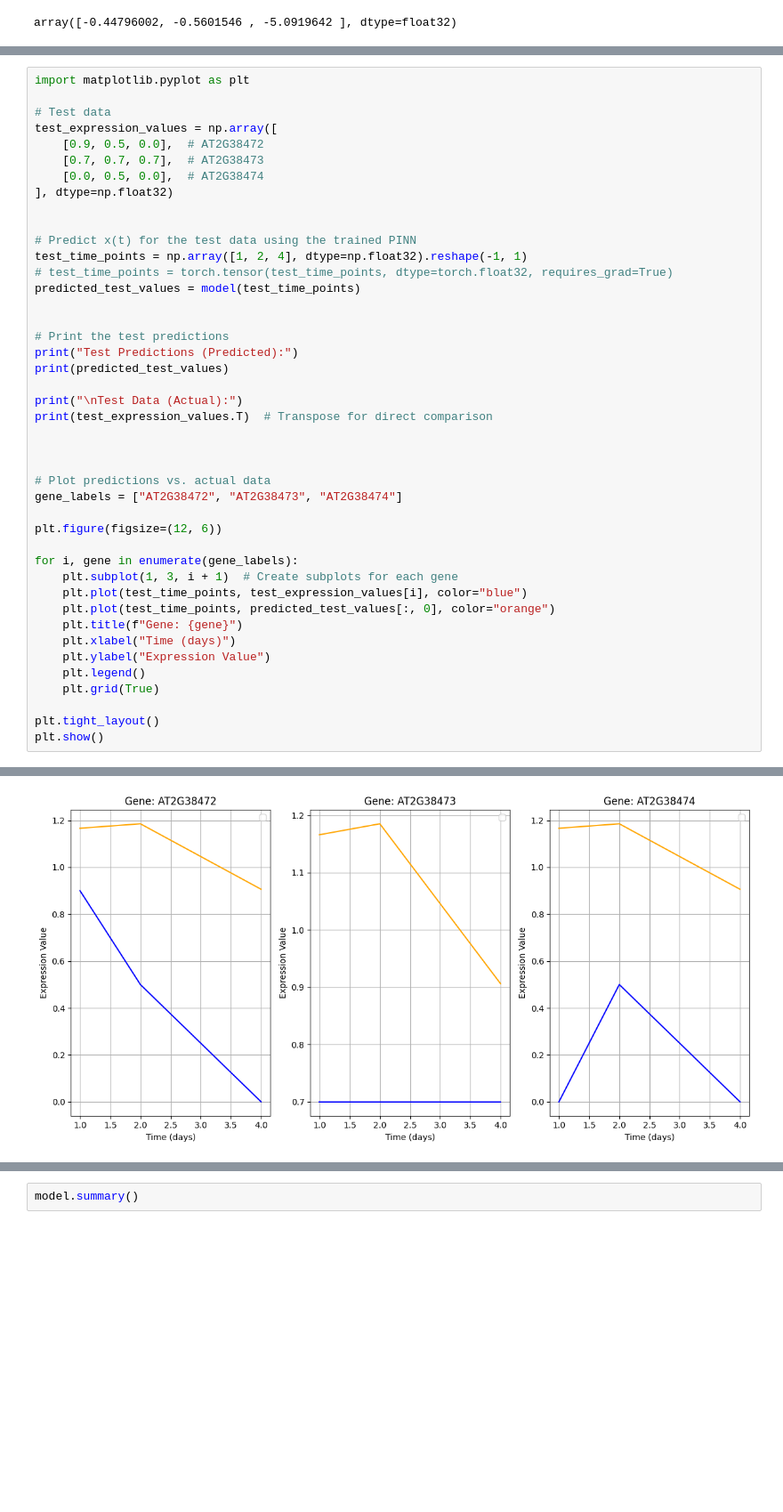
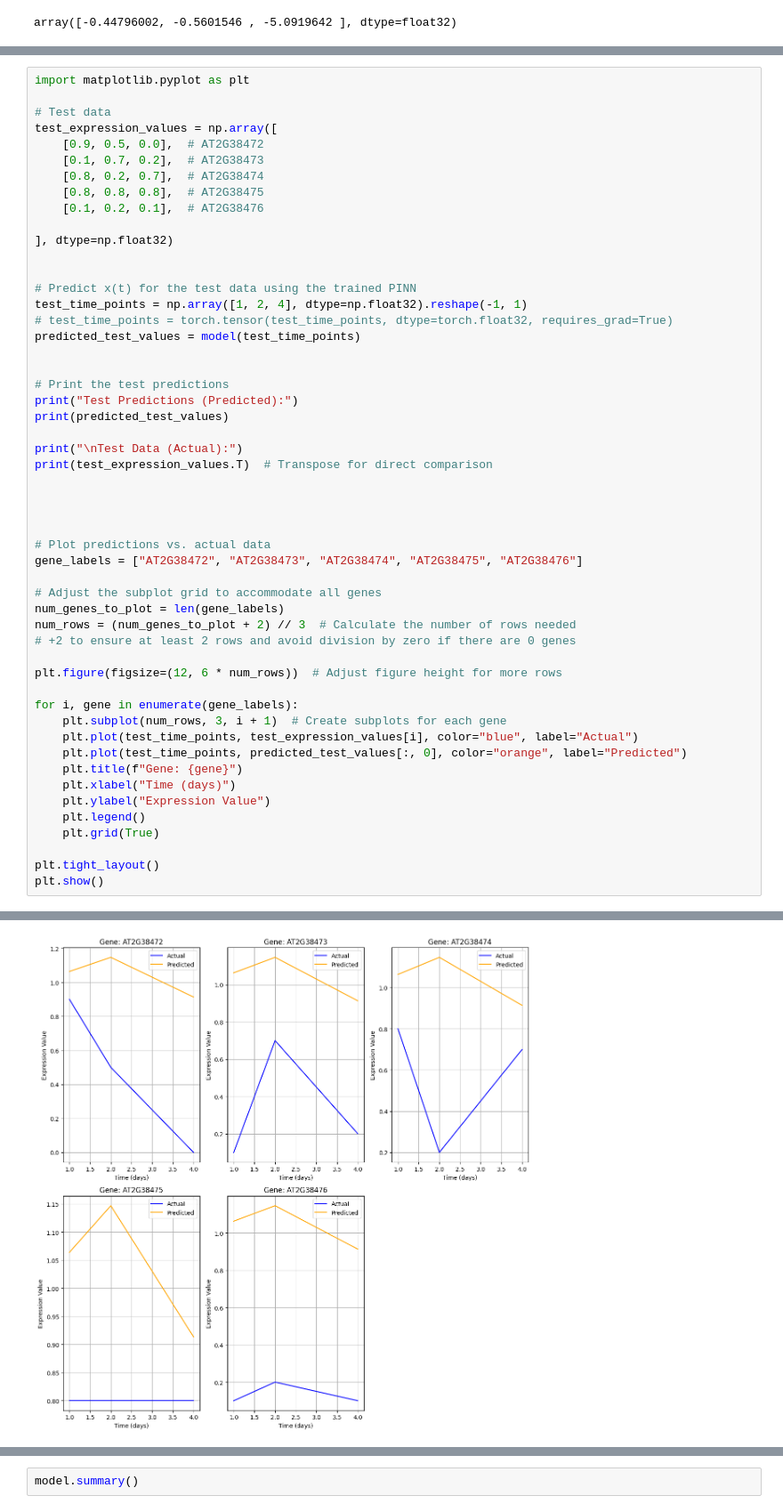
Before and after one commit to prabal5ghosh/research-project-on-physics-informed-machine-learning-on-transcriptomics-data, a Jupyter notebook: pinn_1.ipynb, the cells around one changed output, grey strips where cells are left out. Shown at 89% size. Saved outputs shown, nothing was run; the diff lists cells and outputs as text; blank space fills up the shorter version.

```diff
--- a/pinn_1.ipynb
+++ b/pinn_1.ipynb
@@ -327,8 +327,11 @@ import matplotlib.pyplot as plt
 # Test data
 test_expression_values = np.array([
     [0.9, 0.5, 0.0],  # AT2G38472
-    [0.7, 0.7, 0.7],  # AT2G38473
-    [0.0, 0.5, 0.0],  # AT2G38474
+    [0.1, 0.7, 0.2],  # AT2G38473
+    [0.8, 0.2, 0.7],  # AT2G38474
+    [0.8, 0.8, 0.8],  # AT2G38475
+    [0.1, 0.2, 0.1],  # AT2G38476
+
 ], dtype=np.float32)
 
 
@@ -347,15 +350,21 @@ print(test_expression_values.T)  # Transpose for direct comparison
 
 
 
+
 # Plot predictions vs. actual data
-gene_labels = ["AT2G38472", "AT2G38473", "AT2G38474"]
+gene_labels = ["AT2G38472", "AT2G38473", "AT2G38474", "AT2G38475", "AT2G38476"]
 
-plt.figure(figsize=(12, 6))
+# Adjust the subplot grid to accommodate all genes
+num_genes_to_plot = len(gene_labels)
+num_rows = (num_genes_to_plot + 2) // 3  # Calculate the number of rows needed
+# +2 to ensure at least 2 rows and avoid division by zero if there are 0 genes
+
+plt.figure(figsize=(12, 6 * num_rows))  # Adjust figure height for more rows
 
 for i, gene in enumerate(gene_labels):
-    plt.subplot(1, 3, i + 1)  # Create subplots for each gene
-    plt.plot(test_time_points, test_expression_values[i], color="blue")
-    plt.plot(test_time_points, predicted_test_values[:, 0], color="orange")
+    plt.subplot(num_rows, 3, i + 1)  # Create subplots for each gene
+    plt.plot(test_time_points, test_expression_values[i], color="blue", label="Actual")
+    plt.plot(test_time_points, predicted_test_values[:, 0], color="orange", label="Predicted")
     plt.title(f"Gene: {gene}")
     plt.xlabel("Time (days)")
     plt.ylabel("Expression Value")
@@ -381 +390 @@ Test Data (Actual):
-[figure, old version]
+[figure, new version]
```
Also changed, not shown: parts of 6 cells of this notebook.
